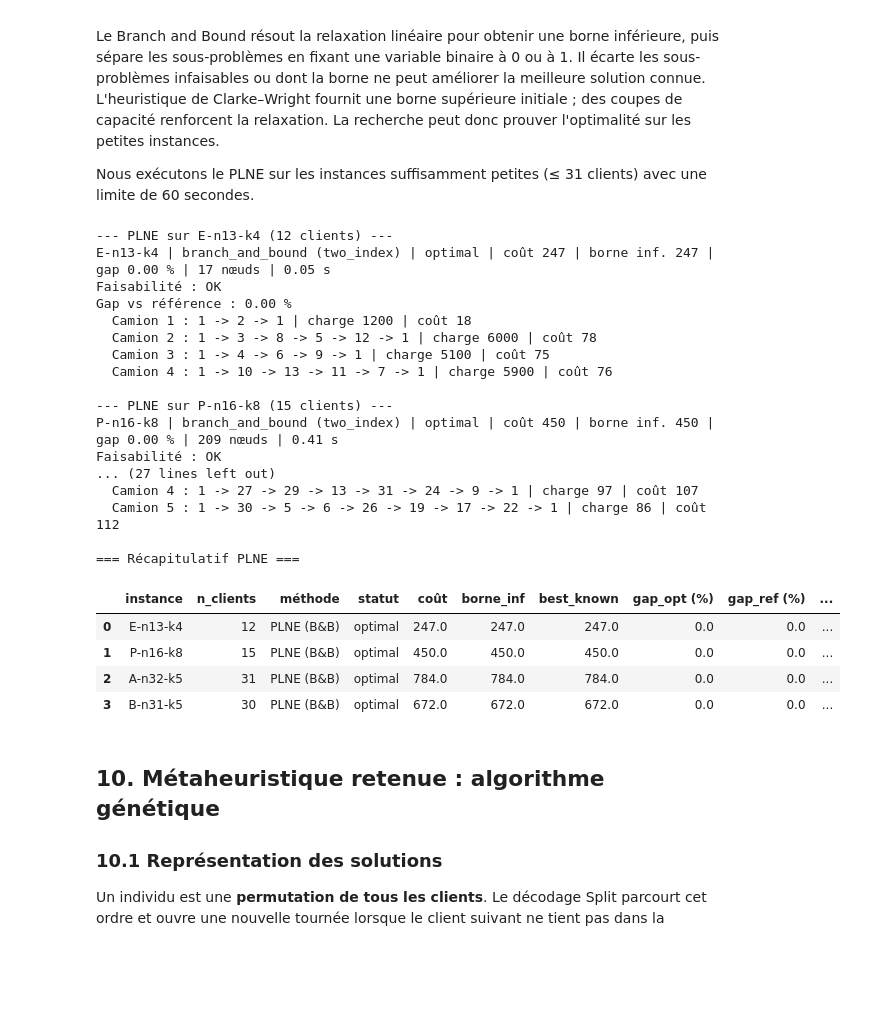
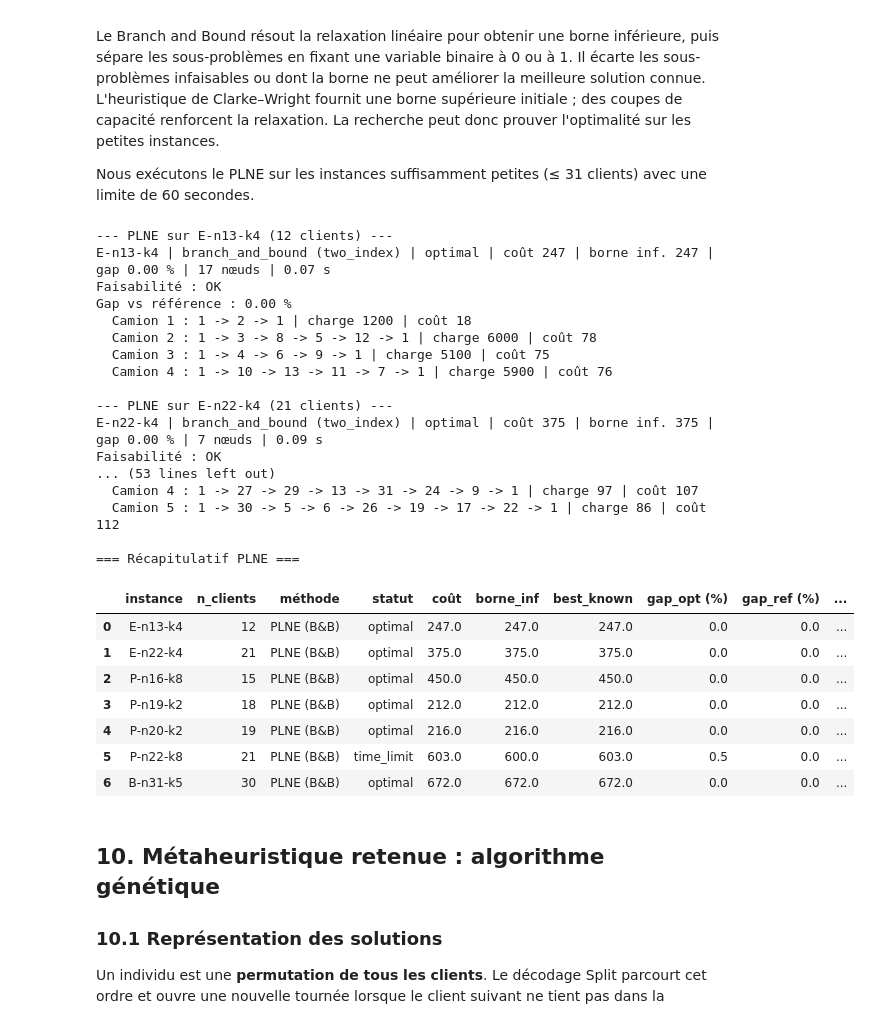
Before and after one commit to ramolosse/CVRP, a Jupyter notebook: CVRP-project/main.ipynb, the cells around one changed output. Saved outputs shown, nothing was run; the diff lists cells and outputs as text; code cells hidden in the pictures; blank space fills up the shorter version.

```diff
--- a/CVRP-project/main.ipynb
+++ b/CVRP-project/main.ipynb
@@ -256,12 +236,13 @@ Le Branch and Bound résout la relaxation linéaire pour obtenir une borne infé
 
 Nous exécutons le PLNE sur les instances suffisamment petites (≤ 31 clients) avec une limite de 60 secondes.
 # %%
-# Résolution PLNE sur les petites instances VRPLIB
+# Résolution PLNE sur les petites instances VRPLIB (n <= 22 et B-n31-k5)
+plne_targets = ['E-n13-k4', 'P-n16-k8', 'P-n19-k2', 'P-n20-k2', 'E-n22-k4', 'P-n22-k8', 'B-n31-k5']
 plne_results = []
-plne_limit = 60  # secondes
+plne_limit = 30  # secondes par instance
 
-for inst in vrplib_instances:
-    if inst.n_customers <= 31:
+for inst in all_instances:
+    if inst.name in plne_targets:
         print(f'\n--- PLNE sur {inst.name} ({inst.n_customers} clients) ---')
         exact = branch_and_bound(inst, time_limit=plne_limit, cuts=True)
         print(exact.summary())
@@ -280,41 +261,43 @@ for inst in vrplib_instances:
             'gap_opt (%)': exact.gap,
             'gap_ref (%)': gap(exact.cost, inst.best_known) if inst.best_known else None,
             'nœuds': exact.nodes,
             'temps (s)': round(exact.time, 3),
         })
-        # Affichage des tournées
         if exact.routes:
             for v, route in enumerate(exact.routes, 1):
                 disp = [n + 1 for n in [0, *route, 0]]
                 print(f'  Camion {v} : {" -> ".join(map(str, disp))} | '
                       f'charge {route_load(inst, route)} | coût {route_cost(inst, route):g}')
 
 plne_df = pd.DataFrame(plne_results)
 print('\n=== Récapitulatif PLNE ===')
 plne_df
 # %% [output]
 --- PLNE sur E-n13-k4 (12 clients) ---
-E-n13-k4 | branch_and_bound (two_index) | optimal | coût 247 | borne inf. 247 | gap 0.00 % | 17 nœuds | 0.05 s
+E-n13-k4 | branch_and_bound (two_index) | optimal | coût 247 | borne inf. 247 | gap 0.00 % | 17 nœuds | 0.07 s
 Faisabilité : OK
 Gap vs référence : 0.00 %
   Camion 1 : 1 -> 2 -> 1 | charge 1200 | coût 18
   Camion 2 : 1 -> 3 -> 8 -> 5 -> 12 -> 1 | charge 6000 | coût 78
   Camion 3 : 1 -> 4 -> 6 -> 9 -> 1 | charge 5100 | coût 75
   Camion 4 : 1 -> 10 -> 13 -> 11 -> 7 -> 1 | charge 5900 | coût 76
 
---- PLNE sur P-n16-k8 (15 clients) ---
-P-n16-k8 | branch_and_bound (two_index) | optimal | coût 450 | borne inf. 450 | gap 0.00 % | 209 nœuds | 0.41 s
+--- PLNE sur E-n22-k4 (21 clients) ---
+E-n22-k4 | branch_and_bound (two_index) | optimal | coût 375 | borne inf. 375 | gap 0.00 % | 7 nœuds | 0.09 s
 Faisabilité : OK
-... (27 lines left out)
+... (53 lines left out)
   Camion 4 : 1 -> 27 -> 29 -> 13 -> 31 -> 24 -> 9 -> 1 | charge 97 | coût 107
   Camion 5 : 1 -> 30 -> 5 -> 6 -> 26 -> 19 -> 17 -> 22 -> 1 | charge 86 | coût 112
 
 === Récapitulatif PLNE ===
 |  | instance | n_clients | méthode | statut | coût | borne_inf | best_known | gap_opt (%) | gap_ref (%) | ... |
 | 0 | E-n13-k4 | 12 | PLNE (B&B) | optimal | 247.0 | 247.0 | 247.0 | 0.0 | 0.0 | ... |
-| 1 | P-n16-k8 | 15 | PLNE (B&B) | optimal | 450.0 | 450.0 | 450.0 | 0.0 | 0.0 | ... |
-| 2 | A-n32-k5 | 31 | PLNE (B&B) | optimal | 784.0 | 784.0 | 784.0 | 0.0 | 0.0 | ... |
-| 3 | B-n31-k5 | 30 | PLNE (B&B) | optimal | 672.0 | 672.0 | 672.0 | 0.0 | 0.0 | ... |
+| 1 | E-n22-k4 | 21 | PLNE (B&B) | optimal | 375.0 | 375.0 | 375.0 | 0.0 | 0.0 | ... |
+| 2 | P-n16-k8 | 15 | PLNE (B&B) | optimal | 450.0 | 450.0 | 450.0 | 0.0 | 0.0 | ... |
+| 3 | P-n19-k2 | 18 | PLNE (B&B) | optimal | 212.0 | 212.0 | 212.0 | 0.0 | 0.0 | ... |
+| 4 | P-n20-k2 | 19 | PLNE (B&B) | optimal | 216.0 | 216.0 | 216.0 | 0.0 | 0.0 | ... |
+| 5 | P-n22-k8 | 21 | PLNE (B&B) | time_limit | 603.0 | 600.0 | 603.0 | 0.5 | 0.0 | ... |
+| 6 | B-n31-k5 | 30 | PLNE (B&B) | optimal | 672.0 | 672.0 | 672.0 | 0.0 | 0.0 | ... |
 # %% [markdown]
 ## 10. Métaheuristique retenue : algorithme génétique
 
```
Also changed, not shown: parts of 10 cells of this notebook.
